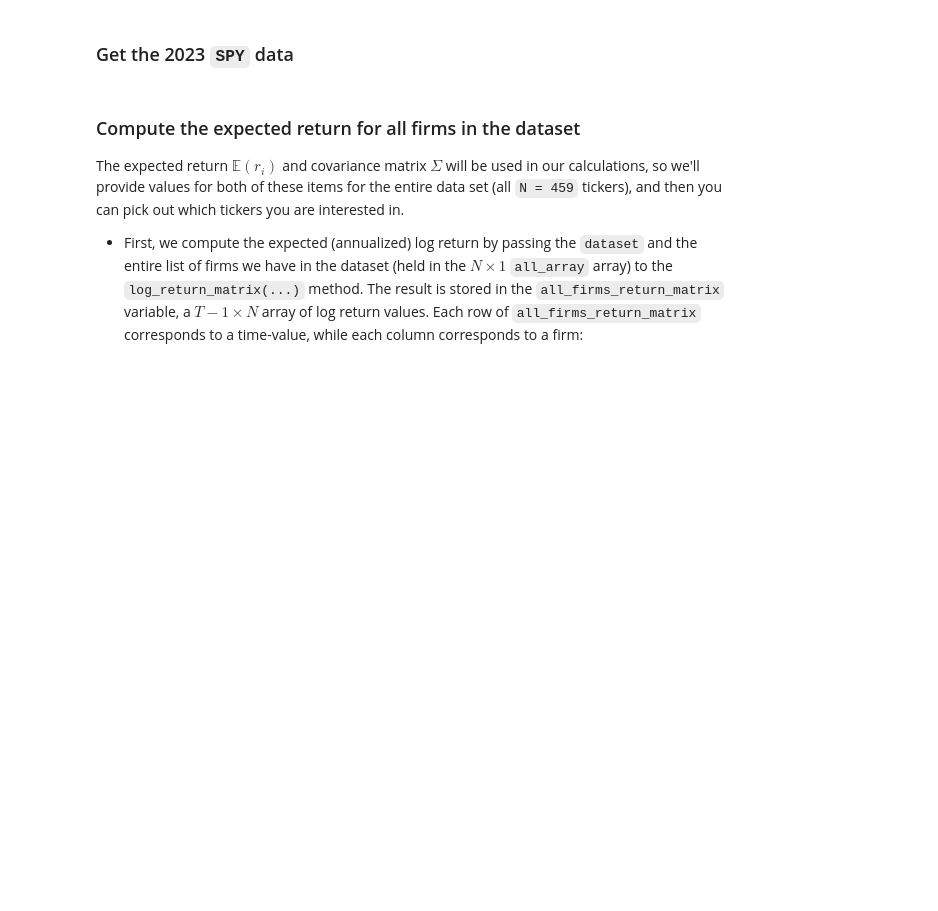
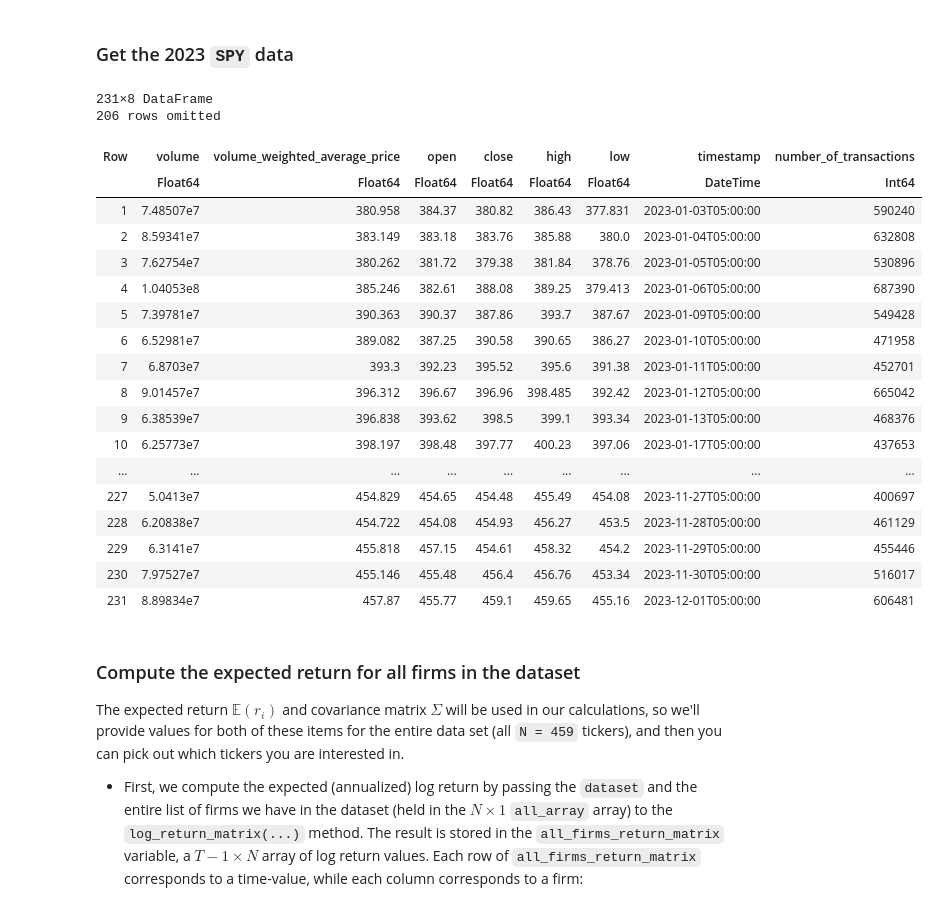
Before and after one commit to arunxbh/CHEME-5660-Final-Project-F23, a Jupyter notebook: Template.ipynb, the cells around one changed output. Drawn from its saved outputs; the diff is of its cells as text; code cells hidden in the pictures; blank space fills up the shorter version.

```diff
--- a/Template.ipynb
+++ b/Template.ipynb
@@ -56,7 +50,29 @@ K = length(all_tickers);
 # %%
 startdate = Date(2023,01,03);
 SPY_dataset = dataset["SPY"];
 SPY_df = filter(:timestamp => x-> x >= startdate, SPY_dataset);
+SPY_df
+# %% [output]
+231×8 DataFrame
+206 rows omitted
+| Row | volume | volume_weighted_average_price | open | close | high | low | timestamp | number_of_transactions |
+|  | Float64 | Float64 | Float64 | Float64 | Float64 | Float64 | DateTime | Int64 |
+| 1 | 7.48507e7 | 380.958 | 384.37 | 380.82 | 386.43 | 377.831 | 2023-01-03T05:00:00 | 590240 |
+| 2 | 8.59341e7 | 383.149 | 383.18 | 383.76 | 385.88 | 380.0 | 2023-01-04T05:00:00 | 632808 |
+| 3 | 7.62754e7 | 380.262 | 381.72 | 379.38 | 381.84 | 378.76 | 2023-01-05T05:00:00 | 530896 |
+| 4 | 1.04053e8 | 385.246 | 382.61 | 388.08 | 389.25 | 379.413 | 2023-01-06T05:00:00 | 687390 |
+| 5 | 7.39781e7 | 390.363 | 390.37 | 387.86 | 393.7 | 387.67 | 2023-01-09T05:00:00 | 549428 |
+| 6 | 6.52981e7 | 389.082 | 387.25 | 390.58 | 390.65 | 386.27 | 2023-01-10T05:00:00 | 471958 |
+| 7 | 6.8703e7 | 393.3 | 392.23 | 395.52 | 395.6 | 391.38 | 2023-01-11T05:00:00 | 452701 |
+| 8 | 9.01457e7 | 396.312 | 396.67 | 396.96 | 398.485 | 392.42 | 2023-01-12T05:00:00 | 665042 |
+| 9 | 6.38539e7 | 396.838 | 393.62 | 398.5 | 399.1 | 393.34 | 2023-01-13T05:00:00 | 468376 |
+| 10 | 6.25773e7 | 398.197 | 398.48 | 397.77 | 400.23 | 397.06 | 2023-01-17T05:00:00 | 437653 |
+| ... | ... | ... | ... | ... | ... | ... | ... | ... |
+| 227 | 5.0413e7 | 454.829 | 454.65 | 454.48 | 455.49 | 454.08 | 2023-11-27T05:00:00 | 400697 |
+| 228 | 6.20838e7 | 454.722 | 454.08 | 454.93 | 456.27 | 453.5 | 2023-11-28T05:00:00 | 461129 |
+| 229 | 6.3141e7 | 455.818 | 457.15 | 454.61 | 458.32 | 454.2 | 2023-11-29T05:00:00 | 455446 |
+| 230 | 7.97527e7 | 455.146 | 455.48 | 456.4 | 456.76 | 453.34 | 2023-11-30T05:00:00 | 516017 |
+| 231 | 8.89834e7 | 457.87 | 455.77 | 459.1 | 459.65 | 455.16 | 2023-12-01T05:00:00 | 606481 |
 # %% [markdown]
 ### Compute the expected return for all firms in the dataset
 The expected return $\mathbb{E}(r_{i})$ and covariance matrix $\Sigma$ will be used in our calculations, so we'll provide values for both of these items for the entire data set (all `N = 459` tickers), and then you can pick out which tickers you are interested in.
```
Also changed, not shown: parts of 10 cells of this notebook, 6 other files.
